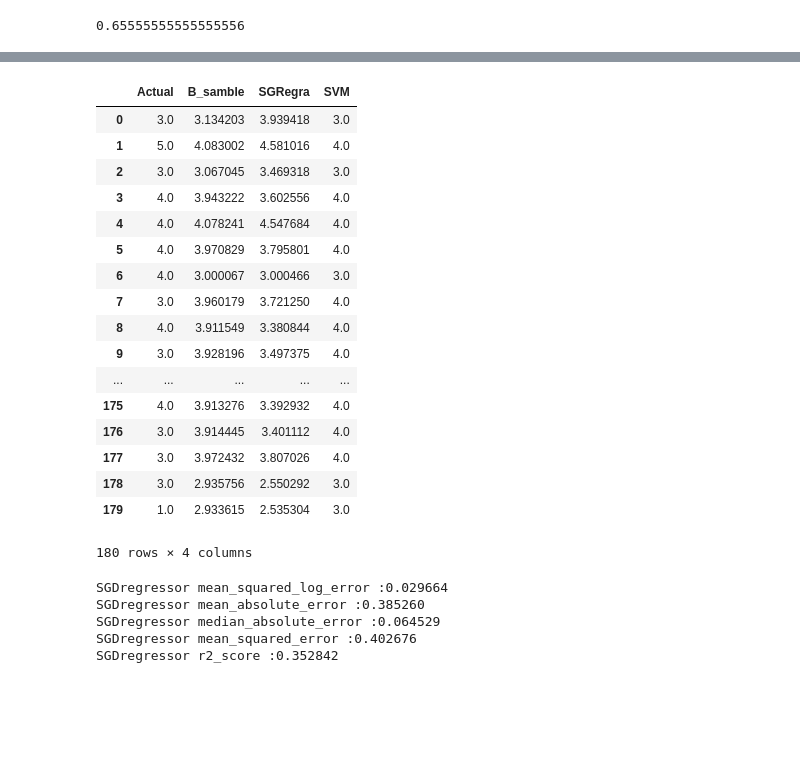
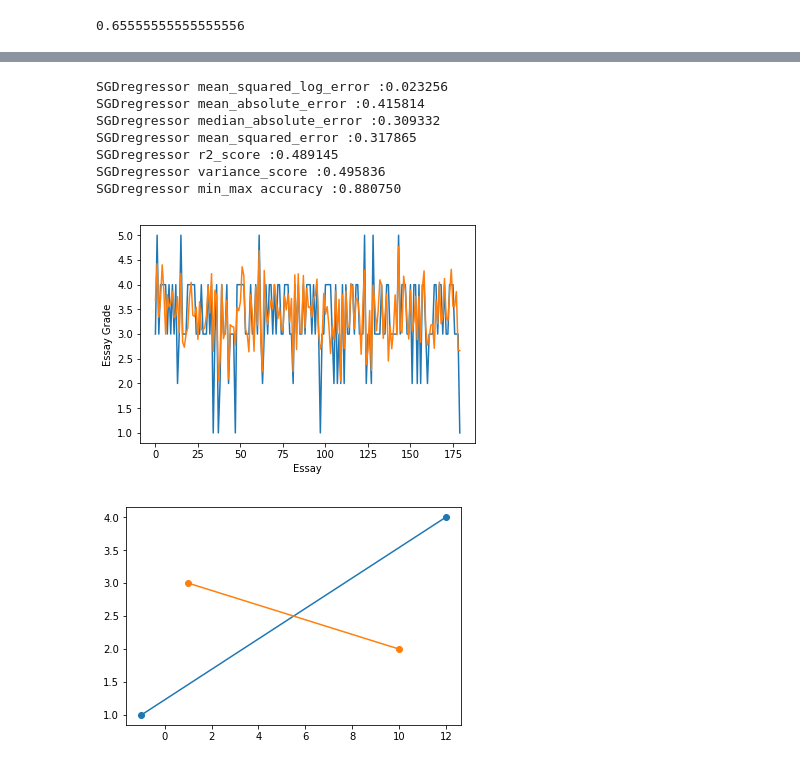
Before and after one commit to hosainn/Final_project_report, a Jupyter notebook: Final_report.ipynb, the cells around one changed output, grey strips where cells are left out. Drawn from its saved outputs; the diff is of its cells as text; code cells hidden in the pictures; blank space fills up the shorter version.

```diff
--- a/Final_report.ipynb
+++ b/Final_report.ipynb
@@ -154,38 +182,52 @@ sgd_model = sgmodel.predict(test_x).tolist()
 # %%
 final_ac = []
 for i in range(180):
-    s_samble = float((float(svm_model[i]*3.0)+float(sgd_model[i]*0.5))/3.5)
+    s_samble = float((float(svm_model[i]*3.0)+float(sgd_model[i]*8.0))/11.0)
     final_ac.append(s_samble)
 # %%
-pd.DataFrame({'Actual':test_y.tolist(),'B_samble':final_ac,'SVM':model.predict(test_x).tolist(),'SGRegra':sgmodel.predict(test_x).tolist()})
+#pd.DataFrame({'Actual':test_y.tolist(),'B_samble':final_ac,'SVM':model.predict(test_x).tolist(),'SGRegra':sgmodel.predict(test_x).tolist()})
-# %% [output]
-|  | Actual | B_samble | SGRegra | SVM |
-| 0 | 3.0 | 3.134203 | 3.939418 | 3.0 |
-| 1 | 5.0 | 4.083002 | 4.581016 | 4.0 |
-| 2 | 3.0 | 3.067045 | 3.469318 | 3.0 |
-| 3 | 4.0 | 3.943222 | 3.602556 | 4.0 |
-| 4 | 4.0 | 4.078241 | 4.547684 | 4.0 |
-| 5 | 4.0 | 3.970829 | 3.795801 | 4.0 |
-| 6 | 4.0 | 3.000067 | 3.000466 | 3.0 |
-| 7 | 3.0 | 3.960179 | 3.721250 | 4.0 |
-| 8 | 4.0 | 3.911549 | 3.380844 | 4.0 |
-| 9 | 3.0 | 3.928196 | 3.497375 | 4.0 |
-| ... | ... | ... | ... | ... |
-| 175 | 4.0 | 3.913276 | 3.392932 | 4.0 |
-| 176 | 3.0 | 3.914445 | 3.401112 | 4.0 |
-| 177 | 3.0 | 3.972432 | 3.807026 | 4.0 |
-| 178 | 3.0 | 2.935756 | 2.550292 | 3.0 |
-| 179 | 1.0 | 2.933615 | 2.535304 | 3.0 |
-180 rows × 4 columns
+# %%
+actual_ac=test_y.tolist()
+kk=0.0000
+def min_max(actual,predict):
+    actual_ac = actual
+    final_ac = predict
+    kk=0.000
+    for jj in range(180):
+        kk = kk + float(float(min(actual_ac[jj],final_ac[jj]))/float(max(actual_ac[jj],final_ac[jj])))
+    kk = float(kk/180.0)
+    return kk
 # %%
 print('SGDregressor mean_squared_log_error :%f' % mean_squared_log_error(test_y,final_ac))
 print( 'SGDregressor mean_absolute_error :%f'%mean_absolute_error(test_y,final_ac))
 print( 'SGDregressor median_absolute_error :%f' % median_absolute_error(test_y,final_ac))
 print('SGDregressor mean_squared_error :%f' % mean_squared_error(test_y,final_ac))
 print( 'SGDregressor r2_score :%f' % r2_score(test_y,final_ac))
+print('SGDregressor variance_score :%f' % explained_variance_score(test_y.tolist(),final_ac))
+print('SGDregressor min_max accuracy :%f' % min_max(actual_ac,final_ac))
 # %% [output]
-SGDregressor mean_squared_log_error :0.029664
-SGDregressor mean_absolute_error :0.385260
-SGDregressor median_absolute_error :0.064529
-SGDregressor mean_squared_error :0.402676
-SGDregressor r2_score :0.352842
+SGDregressor mean_squared_log_error :0.023256
+SGDregressor mean_absolute_error :0.415814
+SGDregressor median_absolute_error :0.309332
+SGDregressor mean_squared_error :0.317865
+SGDregressor r2_score :0.489145
+SGDregressor variance_score :0.495836
+SGDregressor min_max accuracy :0.880750
+# %%
+import matplotlib.pyplot as plt
+
+plt.plot(actual_ac)
+plt.plot(final_ac)
+plt.ylabel('Essay Grade')
+plt.xlabel('Essay')
+plt.show()
+# %% [output]
+[figure, added]
+# %%
+import matplotlib.pyplot as plt
+x1, y1 = [-1, 12], [1, 4]
+x2, y2 = [1, 10], [3, 2]
+plt.plot(x1, y1, x2, y2, marker = 'o')
+plt.show()
+# %% [output]
+[figure, added]
```
Also changed, not shown: parts of 7 cells of this notebook.
